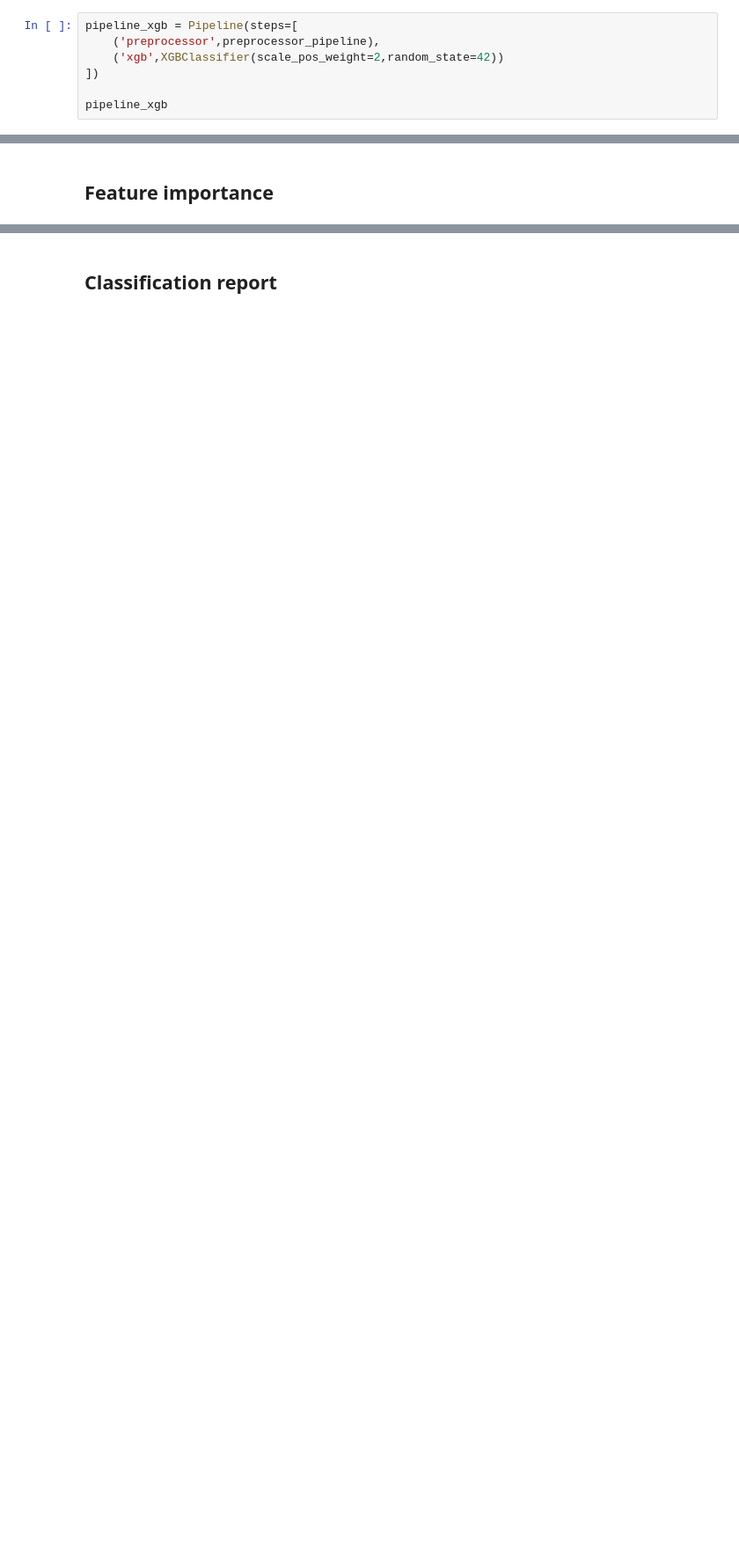
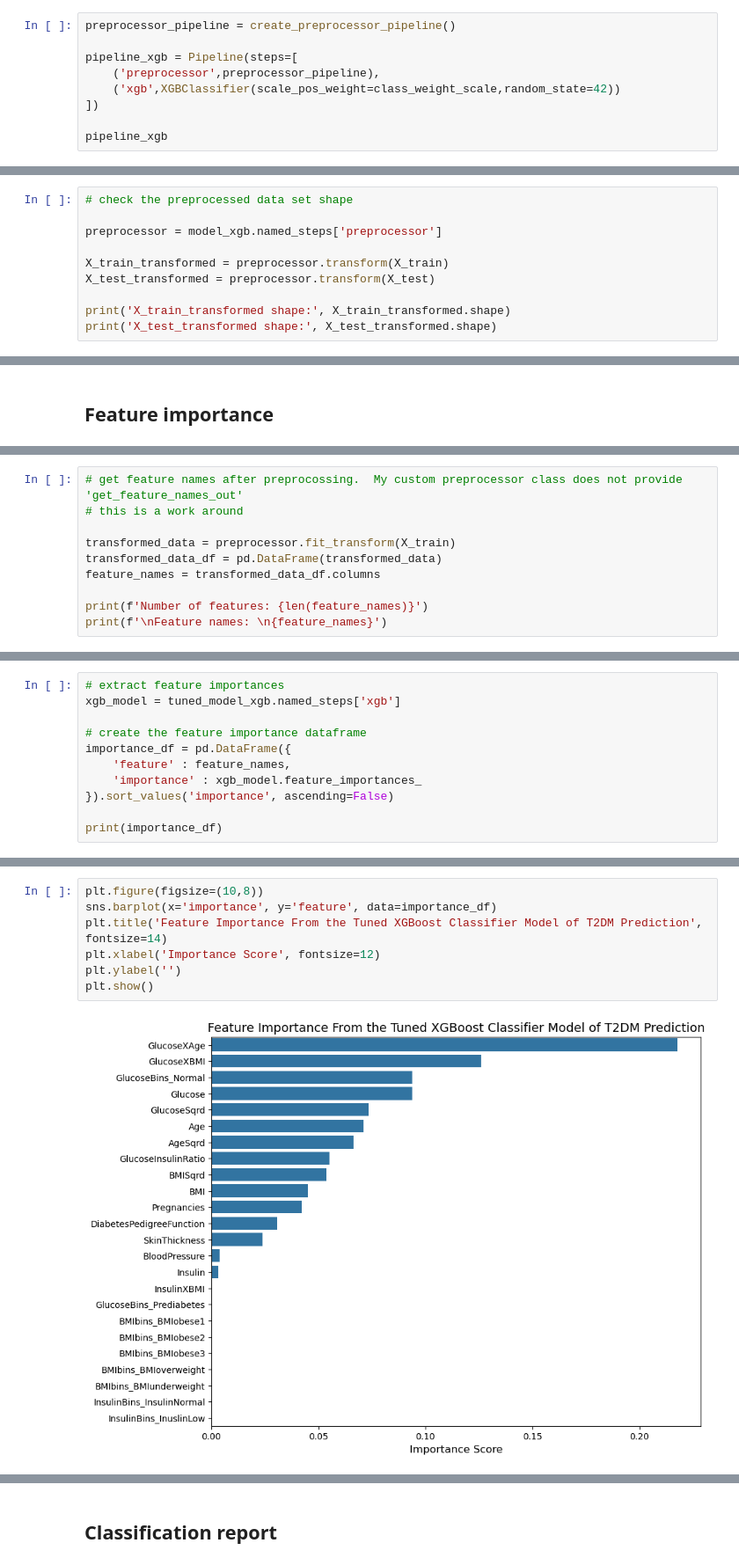
Before and after one commit to apl888/diabetes-prediction, a Jupyter notebook: notebooks/3_XGBoost_model.ipynb, the cells around one changed output, grey strips where cells are left out. Shown at 88% size. Saved outputs shown, nothing was run; the diff lists cells and outputs as text; blank space fills up the shorter version.

Commit message:
updates to 3_XGBoost_model notebook

```diff
--- a/notebooks/3_XGBoost_model.ipynb
+++ b/notebooks/3_XGBoost_model.ipynb
@@ -35,7 +107,9 @@ import time
 # %%
+preprocessor_pipeline = create_preprocessor_pipeline()
+
 pipeline_xgb = Pipeline(steps=[
     ('preprocessor',preprocessor_pipeline),
-    ('xgb',XGBClassifier(scale_pos_weight=2,random_state=42))
+    ('xgb',XGBClassifier(scale_pos_weight=class_weight_scale,random_state=42))
 ])
 
 pipeline_xgb
@@ -67,3 +141,13 @@ y_test_pred_xgb = model_xgb.predict(X_test)
 
 y_train_proba_xgb = model_xgb.predict_proba(X_train)
 y_test_proba_xgb = model_xgb.predict_proba(X_test)
+# %%
+# check the preprocessed data set shape
+
+preprocessor = model_xgb.named_steps['preprocessor']
+
+X_train_transformed = preprocessor.transform(X_train)
+X_test_transformed = preprocessor.transform(X_test)
+
+print('X_train_transformed shape:', X_train_transformed.shape)
+print('X_test_transformed shape:', X_test_transformed.shape)
@@ -201,0 +216,10 @@ plt.show()
+# %%
+# get feature names after preprocossing.  My custom preprocessor class does not provide 'get_feature_names_out'
+# this is a work around
+
+transformed_data = preprocessor.fit_transform(X_train)
+transformed_data_df = pd.DataFrame(transformed_data)
+feature_names = transformed_data_df.columns
+
+print(f'Number of features: {len(feature_names)}')
+print(f'\nFeature names: \n{feature_names}')
@@ -201,0 +238,11 @@ plt.show()
+# %%
+# extract feature importances
+xgb_model = tuned_model_xgb.named_steps['xgb']
+
+# create the feature importance dataframe
+importance_df = pd.DataFrame({
+    'feature' : feature_names,
+    'importance' : xgb_model.feature_importances_
+}).sort_values('importance', ascending=False)
+
+print(importance_df)
@@ -201,0 +267,9 @@ plt.show()
+# %%
+plt.figure(figsize=(10,8))
+sns.barplot(x='importance', y='feature', data=importance_df)
+plt.title('Feature Importance From the Tuned XGBoost Classifier Model of T2DM Prediction', fontsize=14)
+plt.xlabel('Importance Score', fontsize=12)
+plt.ylabel('')
+plt.show()
+# %% [output]
+[figure, added]
```
Also changed, not shown: parts of 102 cells of this notebook, 10 other files.
